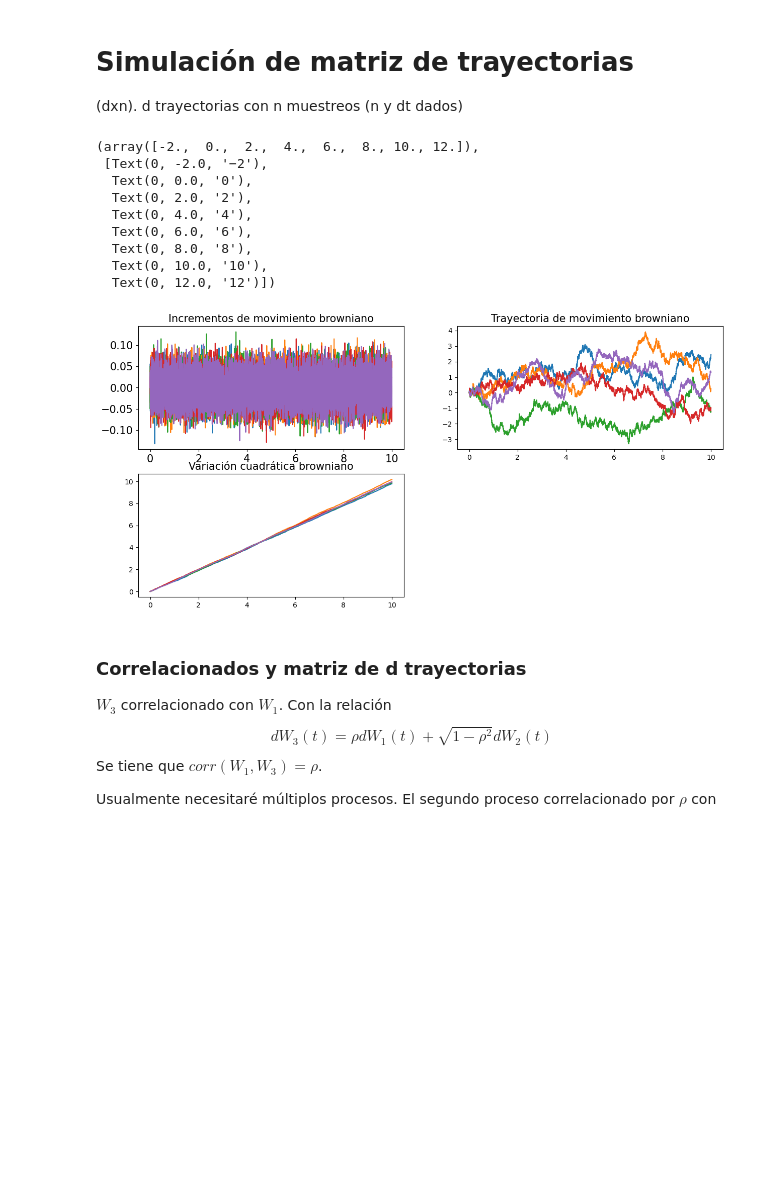
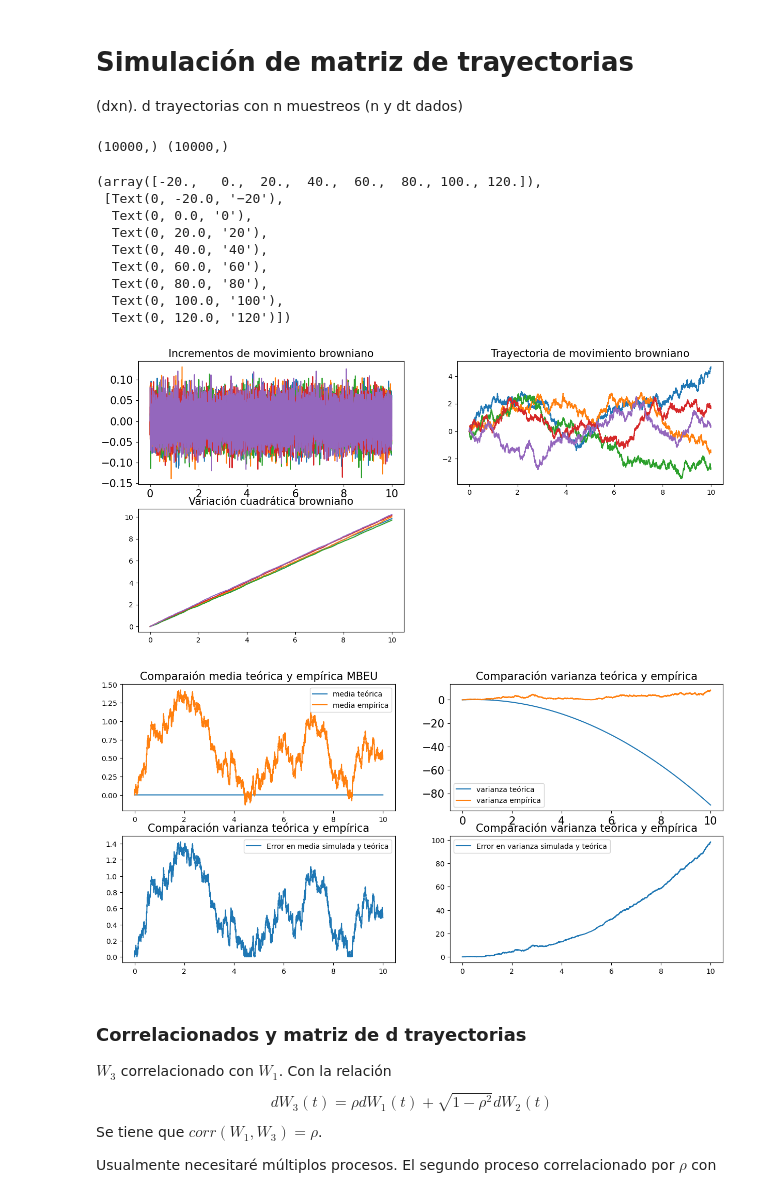
Before and after one commit to msanchezr99/Talleres_estocasticos1, a Jupyter notebook: Procesos_estoc_continuos/Proc_cont.ipynb, the cells around one changed output. Cells and saved outputs as stored; diff of their text form; code cells hidden in the pictures; blank space fills up the shorter version.

```diff
--- a/Procesos_estoc_continuos/Proc_cont.ipynb
+++ b/Procesos_estoc_continuos/Proc_cont.ipynb
@@ -83,43 +83,95 @@ n=s+1
 d=5
 time=np.linspace(0,T,n)
 dt=T/n
 
 B=bm.get_B_matrix(n,d,dt)
 dB=bm.dif_B(B)
 
 fig = plt.figure(figsize=(15, 7))
 
 title = "Incrementos de movimiento browniano"
 plt.subplot(2, 2, 1)
 plt.plot(time,dB.T) #basta plt.plot(dB.T) si el dt=1
 plt.gca().set_title(title, fontsize=15)
 plt.xticks(fontsize=15)
 plt.yticks(fontsize=15)
 
 title = "Trayectoria de movimiento browniano"
 plt.subplot(2, 2, 2)
 plt.plot(time, B.T)
 plt.gca().set_title(title, fontsize=15)
 plt.xticks(fontsize=10)
 plt.yticks(fontsize=10)
 
 title = "Variación cuadrática browniano"
 plt.subplot(2, 2, 3)
 plt.plot(time,bm.quadratic_variation(B).T)
 plt.gca().set_title(title, fontsize=15)
 plt.xticks(fontsize=10)
 plt.yticks(fontsize=10)
+
+#Comparación teórica y simulada de media, varianzas y covarianzas
+
+
+
+mu_hat_t,cov_hat_st=bm.empiric_mu_cov(B)
+mu_teor,cov_teor=bm.mbeu_theoret_mu_cov(time)
+mu_error=bm.error(mu_hat_t,mu_teor)
+
+var_hat_t=np.diag(cov_hat_st)
+var_teor_t=np.diag(cov_teor)
+var_error=bm.error(var_hat_t,var_teor_t)
+
+print(mu_hat_t.shape, var_hat_t.shape, )
+#Plot
+fig = plt.figure(figsize=(15, 7))
+# paths
+title = "Comparaión media teórica y empírica MBEU"
+plt.subplot(2, 2, 1)
+plt.plot(time, np.array([mu_teor,mu_hat_t]).T)
+plt.legend(["media teórica","media empírica"])
+plt.gca().set_title(title, fontsize=15)
+plt.xticks(fontsize=10)
+plt.yticks(fontsize=10)
+
+#correlation
+title = "Comparación varianza teórica y empírica"
+plt.subplot(2, 2, 2)
+# sns.heatmap(np.corrcoef(corr_Bs, rowvar=True), cmap="viridis") #Si lo hago con la matriz de las trayectorias no sería más preciso? Bsuco las correlaciones entre los W_t
+plt.plot(time,np.array([var_teor_t,var_hat_t]).T)
+plt.legend(["varianza teórica","varianza empírica"])
+plt.gca().set_title(title, fontsize=15)
+plt.xticks(fontsize=15)
+plt.yticks(fontsize=15)
+
+
+plt.subplot(2, 2, 3)
+# sns.heatmap(np.corrcoef(corr_Bs, rowvar=True), cmap="viridis") #Si lo hago con la matriz de las trayectorias no sería más preciso? Bsuco las correlaciones entre los W_t
+plt.plot(time,np.array(mu_error).T)
+plt.legend(["Error en media simulada y teórica"])
+plt.gca().set_title(title, fontsize=15)
+plt.xticks(fontsize=10)
+plt.yticks(fontsize=10)
+plt.subplot(2, 2, 4)
+# sns.heatmap(np.corrcoef(corr_Bs, rowvar=True), cmap="viridis") #Si lo hago con la matriz de las trayectorias no sería más preciso? Bsuco las correlaciones entre los W_t
+plt.plot(time,np.array(var_error).T)
+plt.legend(["Error en varianza simulada y teórica"])
+plt.gca().set_title(title, fontsize=15)
+plt.xticks(fontsize=10)
+plt.yticks(fontsize=10)
 # %% [output]
-(array([-2.,  0.,  2.,  4.,  6.,  8., 10., 12.]),
- [Text(0, -2.0, '−2'),
-  Text(0, 0.0, '0'),
-  Text(0, 2.0, '2'),
-  Text(0, 4.0, '4'),
-  Text(0, 6.0, '6'),
-  Text(0, 8.0, '8'),
-  Text(0, 10.0, '10'),
-  Text(0, 12.0, '12')])
+(10000,) (10000,)
+(array([-20.,   0.,  20.,  40.,  60.,  80., 100., 120.]),
+ [Text(0, -20.0, '−20'),
+  Text(0, 0.0, '0'),
+  Text(0, 20.0, '20'),
+  Text(0, 40.0, '40'),
+  Text(0, 60.0, '60'),
+  Text(0, 80.0, '80'),
+  Text(0, 100.0, '100'),
+  Text(0, 120.0, '120')])
-[figure, old version]
+[figure, new version]
+[figure, added]
 # %% [markdown]
 ### Correlacionados y matriz de d trayectorias
 $W_3$ correlacionado con $W_1$. Con la relación $$dW_3(t)=\rho dW_1(t)+\sqrt{1-\rho^2}dW_2(t)$$
```
Also changed, not shown: parts of 4 cells of this notebook, 1 other file.
